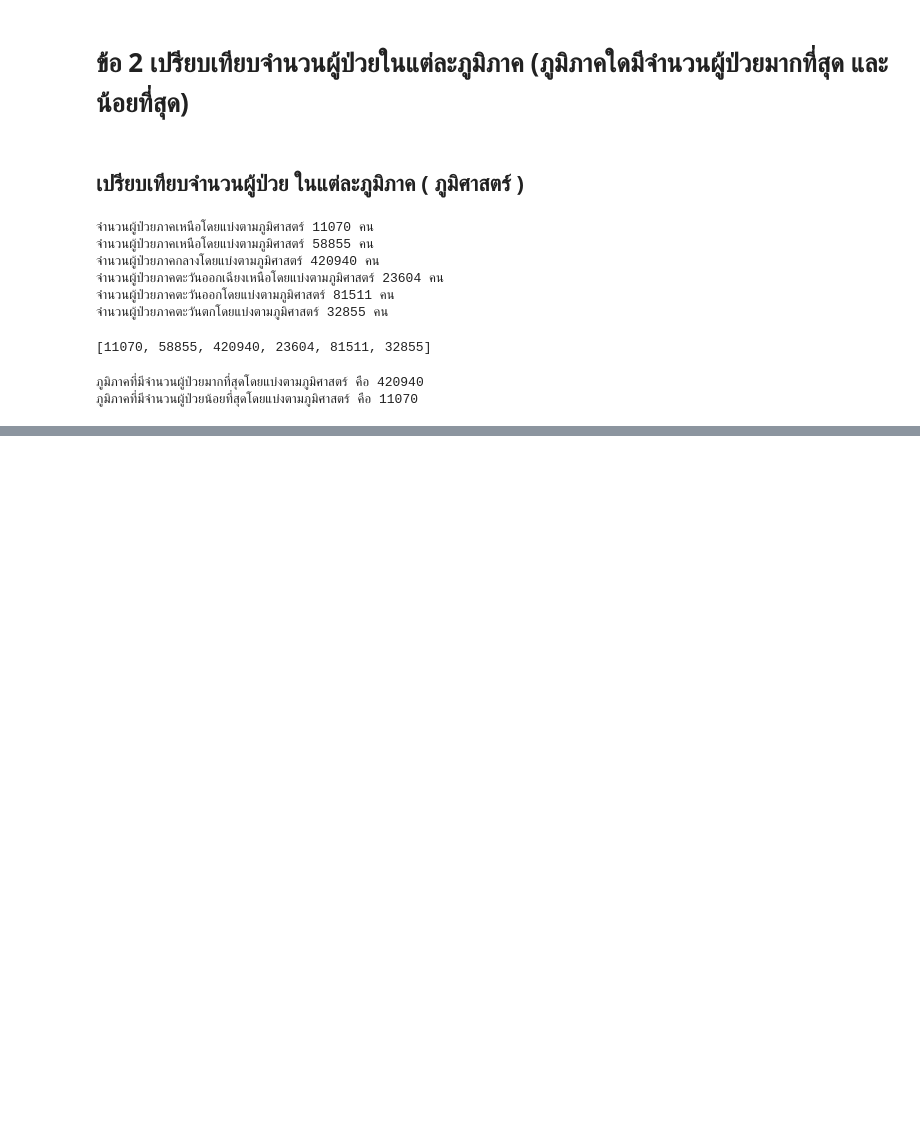
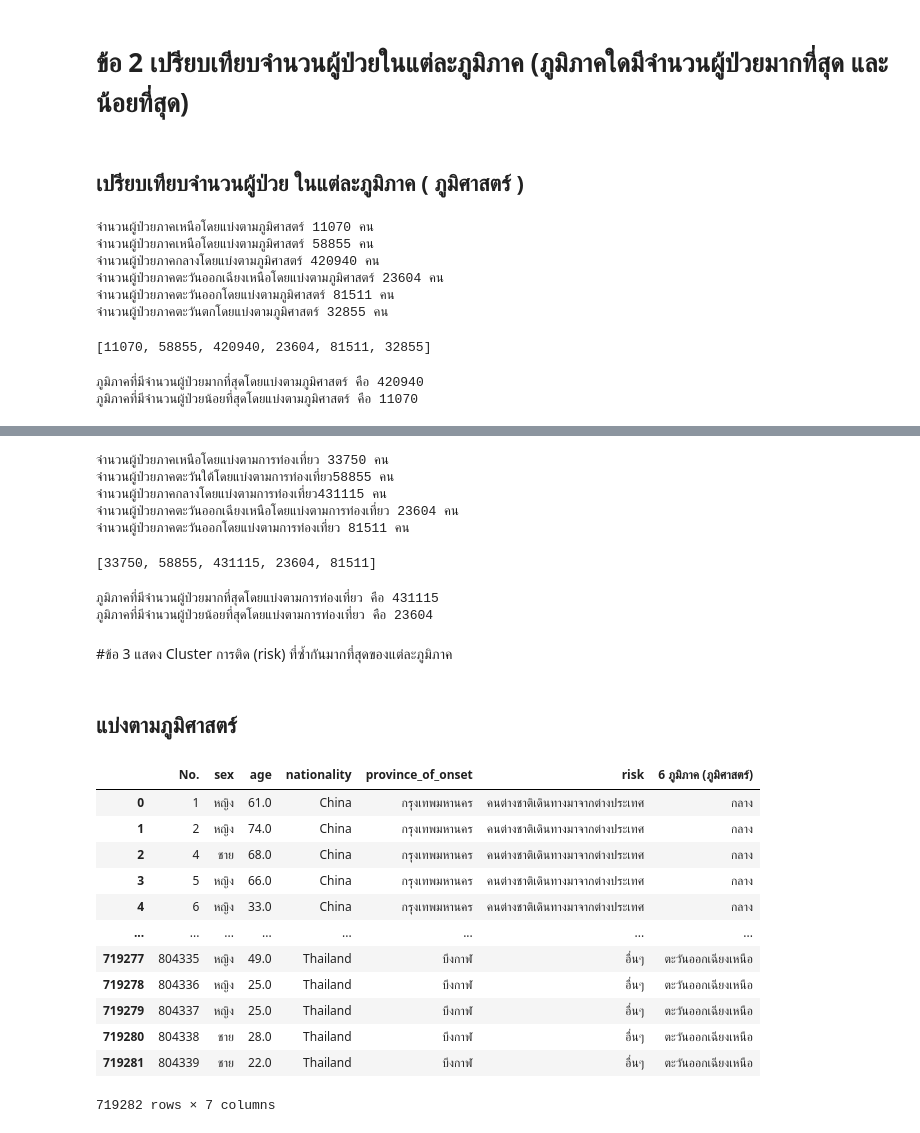
Before and after one commit to suphalaksana/data_viz_2022, a Jupyter notebook: BasicPython&DataViz_midterm2022.ipynb, the cells around one changed output, grey strips where cells are left out. Drawn from its saved outputs; the diff is of its cells as text; code cells hidden in the pictures; blank space fills up the shorter version.

```diff
--- a/BasicPython&DataViz_midterm2022.ipynb
+++ b/BasicPython&DataViz_midterm2022.ipynb
@@ -521,0 +581,57 @@ Risk_N_6G
+# %%
+north3 = np.sum(data1['5 ภูมิภาค (การท่องเที่ยว)']=='เหนือ')
+print(f'จำนวนผู้ป่วยภาคเหนือโดยแบ่งตามการท่องเที่ยว {north3} คน')
+
+south3 = np.sum(data1['5 ภูมิภาค (การท่องเที่ยว)']=='ใต้')
+print(f'จำนวนผู้ป่วยภาคตะวันใต้โดยแบ่งตามการท่องเที่ยว{south3} คน')
+
+central3 = np.sum(data1['5 ภูมิภาค (การท่องเที่ยว)']=='กลาง')
+print(f'จำนวนผู้ป่วยภาคกลางโดยแบ่งตามการท่องเที่ยว{central3} คน')
+
+northeast3 = np.sum(data1['5 ภูมิภาค (การท่องเที่ยว)']=='ตะวันออกเฉียงเหนือ')
+print(f'จำนวนผู้ป่วยภาคตะวันออกเฉียงเหนือโดยแบ่งตามการท่องเที่ยว {northeast3} คน')
+
+eastern3 = np.sum(data1['5 ภูมิภาค (การท่องเที่ยว)']=='ตะวันออก')
+print(f'จำนวนผู้ป่วยภาคตะวันออกโดยแบ่งตามการท่องเที่ยว {eastern3} คน')
+# %% [output]
+จำนวนผู้ป่วยภาคเหนือโดยแบ่งตามการท่องเที่ยว 33750 คน
+จำนวนผู้ป่วยภาคตะวันใต้โดยแบ่งตามการท่องเที่ยว58855 คน
+จำนวนผู้ป่วยภาคกลางโดยแบ่งตามการท่องเที่ยว431115 คน
+จำนวนผู้ป่วยภาคตะวันออกเฉียงเหนือโดยแบ่งตามการท่องเที่ยว 23604 คน
+จำนวนผู้ป่วยภาคตะวันออกโดยแบ่งตามการท่องเที่ยว 81511 คน
+# %%
+numpeople3 = [north3, south3, central3, northeast3, eastern3]  # สร้าง list
+numpeople3
+# %% [output]
+[33750, 58855, 431115, 23604, 81511]
+# %%
+numpeople3.sort()
+max = numpeople3[-1]
+print(f'ภูมิภาคที่มีจำนวนผู้ป่วยมากที่สุดโดยแบ่งตามการท่องเที่ยว คือ {max} ')  #ภูมิภาคที่มีจำนวนผู้ป่วยมากที่สุดโดยแบ่งตามการท่องเที่ยว คือ ภาคกลาง จำนวน 431115 คน
+
+min= numpeople3[0]
+print(f'ภูมิภาคที่มีจำนวนผู้ป่วยน้อยที่สุดโดยแบ่งตามการท่องเที่ยว คือ {min}')  #ภูมิภาคที่มีจำนวนผู้ป่วยน้อยที่สุดโดยแบ่งตามการเมือง คือ ภาคตะวันออกเฉียงเหนือ จำนวน 23604 คน
+# %% [output]
+ภูมิภาคที่มีจำนวนผู้ป่วยมากที่สุดโดยแบ่งตามการท่องเที่ยว คือ 431115
+ภูมิภาคที่มีจำนวนผู้ป่วยน้อยที่สุดโดยแบ่งตามการท่องเที่ยว คือ 23604
+# %% [markdown]
+#ข้อ 3 แสดง Cluster การติด (risk) ที่ซ้ำกันมากที่สุดของแต่ละภูมิภาค
+# %% [markdown]
+## แบ่งตามภูมิศาสตร์
+# %%
+risk_data1 = personalcovid_data[['No.', 'sex', 'age', 'nationality', 'province_of_onset', 'risk', '6 ภูมิภาค (ภูมิศาสตร์)']]
+risk_data1
+# %% [output]
+|  | No. | sex | age | nationality | province_of_onset | risk | 6 ภูมิภาค (ภูมิศาสตร์) |
+| 0 | 1 | หญิง | 61.0 | China | กรุงเทพมหานคร | คนต่างชาติเดินทางมาจากต่างประเทศ | กลาง |
+| 1 | 2 | หญิง | 74.0 | China | กรุงเทพมหานคร | คนต่างชาติเดินทางมาจากต่างประเทศ | กลาง |
+| 2 | 4 | ชาย | 68.0 | China | กรุงเทพมหานคร | คนต่างชาติเดินทางมาจากต่างประเทศ | กลาง |
+| 3 | 5 | หญิง | 66.0 | China | กรุงเทพมหานคร | คนต่างชาติเดินทางมาจากต่างประเทศ | กลาง |
+| 4 | 6 | หญิง | 33.0 | China | กรุงเทพมหานคร | คนต่างชาติเดินทางมาจากต่างประเทศ | กลาง |
+| ... | ... | ... | ... | ... | ... | ... | ... |
+| 719277 | 804335 | หญิง | 49.0 | Thailand | บึงกาฬ | อื่นๆ | ตะวันออกเฉียงเหนือ |
+| 719278 | 804336 | หญิง | 25.0 | Thailand | บึงกาฬ | อื่นๆ | ตะวันออกเฉียงเหนือ |
+| 719279 | 804337 | หญิง | 25.0 | Thailand | บึงกาฬ | อื่นๆ | ตะวันออกเฉียงเหนือ |
+| 719280 | 804338 | ชาย | 28.0 | Thailand | บึงกาฬ | อื่นๆ | ตะวันออกเฉียงเหนือ |
+| 719281 | 804339 | ชาย | 22.0 | Thailand | บึงกาฬ | อื่นๆ | ตะวันออกเฉียงเหนือ |
+719282 rows × 7 columns
```
Also changed, not shown: parts of 21 cells of this notebook.
